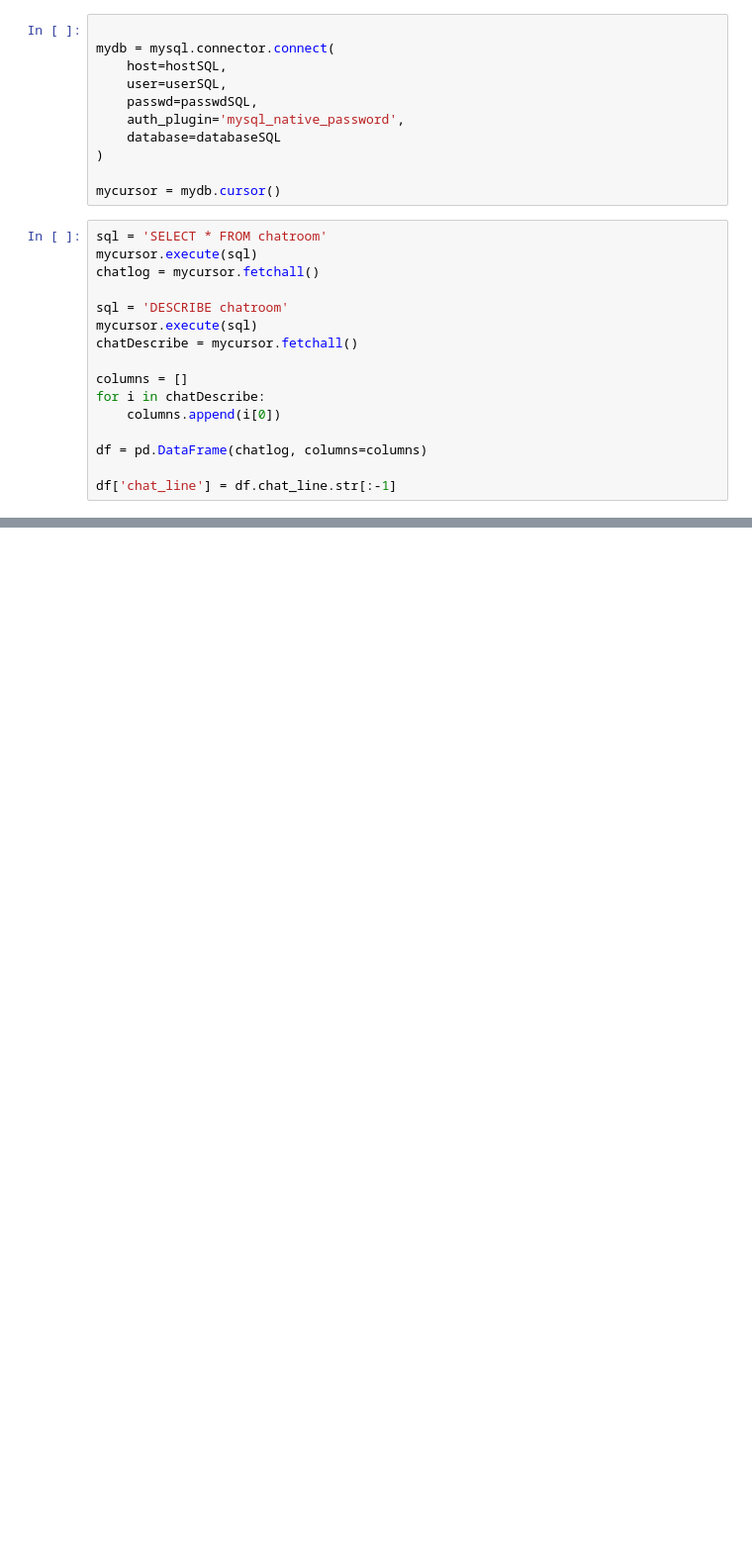
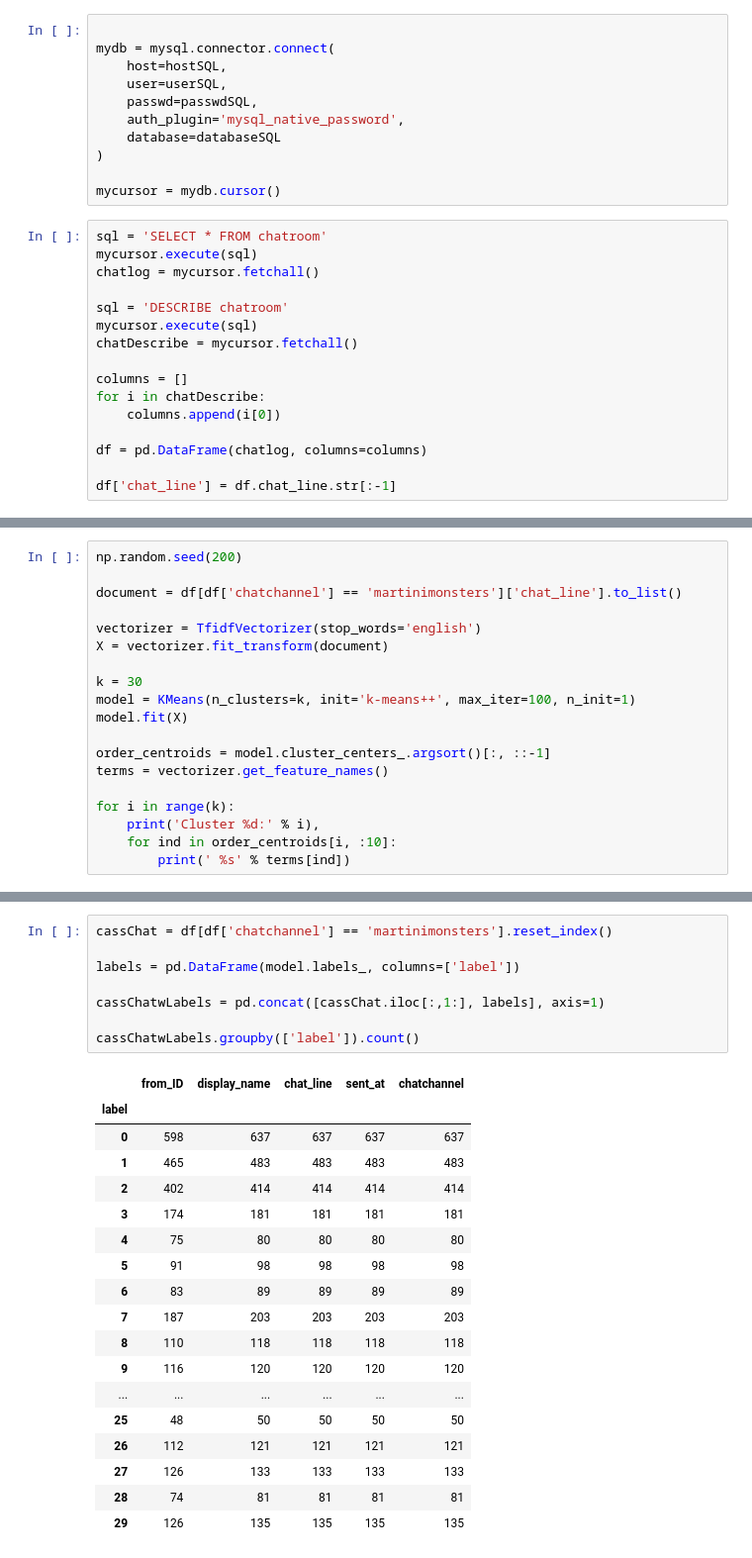
Before and after one commit to UBERCRUZER/twitch-chatbot, a Jupyter notebook: chatExplore.ipynb, the cells around one changed output, grey strips where cells are left out. Shown at 99% size. Cells and saved outputs as stored; diff of their text form; blank space fills up the shorter version.

```diff
--- a/chatExplore.ipynb
+++ b/chatExplore.ipynb
@@ -127,0 +135,19 @@ df[df['chatchannel']== 'benrice_plgandalf']
+# %%
+np.random.seed(200)
+
+document = df[df['chatchannel'] == 'martinimonsters']['chat_line'].to_list()
+
+vectorizer = TfidfVectorizer(stop_words='english')
+X = vectorizer.fit_transform(document)
+
+k = 30
+model = KMeans(n_clusters=k, init='k-means++', max_iter=100, n_init=1)
+model.fit(X)
+
+order_centroids = model.cluster_centers_.argsort()[:, ::-1]
+terms = vectorizer.get_feature_names()
+
+for i in range(k):
+    print('Cluster %d:' % i),
+    for ind in order_centroids[i, :10]:
+        print(' %s' % terms[ind])
@@ -127,0 +172,27 @@ df[df['chatchannel']== 'benrice_plgandalf']
+# %%
+cassChat = df[df['chatchannel'] == 'martinimonsters'].reset_index()
+
+labels = pd.DataFrame(model.labels_, columns=['label'])
+
+cassChatwLabels = pd.concat([cassChat.iloc[:,1:], labels], axis=1)
+
+cassChatwLabels.groupby(['label']).count()
+# %% [output]
+|  | from_ID | display_name | chat_line | sent_at | chatchannel |
+| label |  |  |  |  |  |
+| 0 | 598 | 637 | 637 | 637 | 637 |
+| 1 | 465 | 483 | 483 | 483 | 483 |
+| 2 | 402 | 414 | 414 | 414 | 414 |
+| 3 | 174 | 181 | 181 | 181 | 181 |
+| 4 | 75 | 80 | 80 | 80 | 80 |
+| 5 | 91 | 98 | 98 | 98 | 98 |
+| 6 | 83 | 89 | 89 | 89 | 89 |
+| 7 | 187 | 203 | 203 | 203 | 203 |
+| 8 | 110 | 118 | 118 | 118 | 118 |
+| 9 | 116 | 120 | 120 | 120 | 120 |
+| ... | ... | ... | ... | ... | ... |
+| 25 | 48 | 50 | 50 | 50 | 50 |
+| 26 | 112 | 121 | 121 | 121 | 121 |
+| 27 | 126 | 133 | 133 | 133 | 133 |
+| 28 | 74 | 81 | 81 | 81 | 81 |
+| 29 | 126 | 135 | 135 | 135 | 135 |
```
Also changed, not shown: parts of 8 cells of this notebook.
